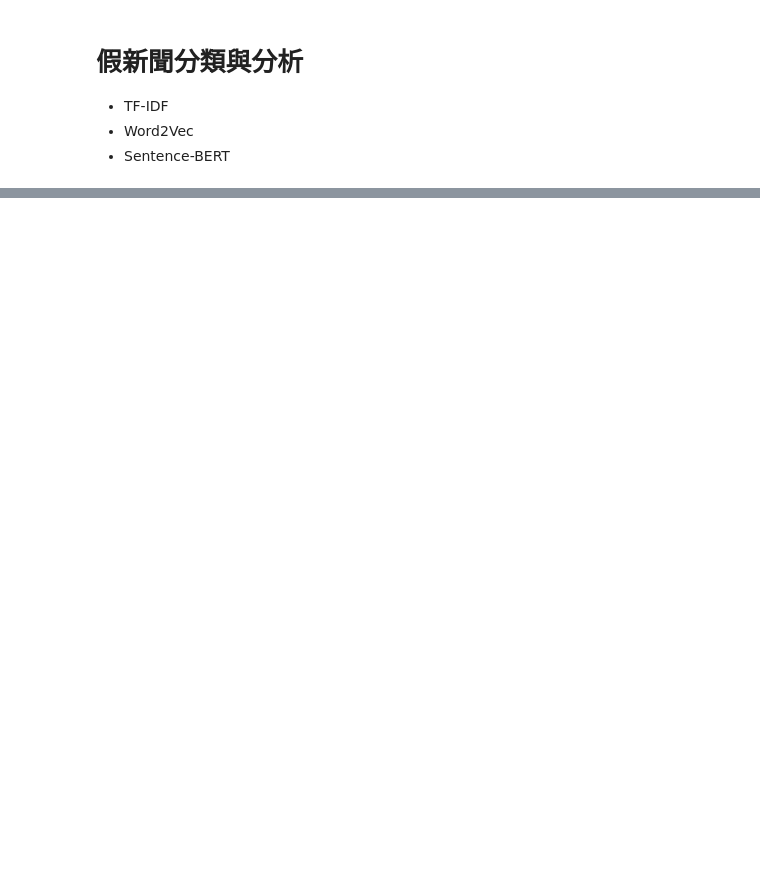
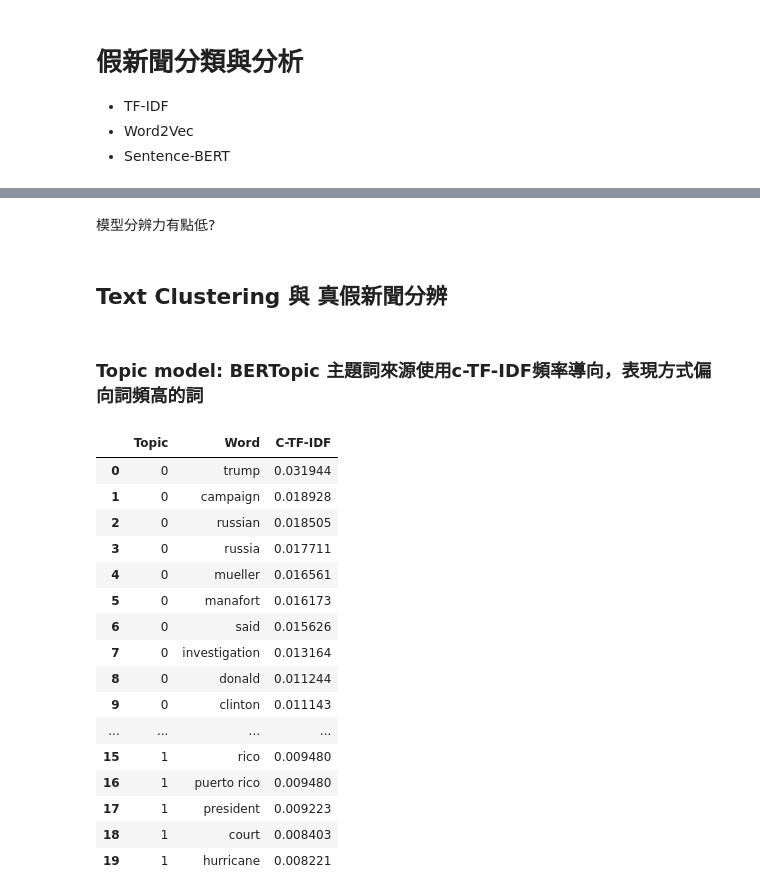
Before and after one commit to RyonnKuo/hotel-ranking-predict-with-reviews, a Jupyter notebook: fake_news_embedding_classification.ipynb, the cells around one changed output, grey strips where cells are left out. Drawn from its saved outputs; the diff is of its cells as text; code cells hidden in the pictures; blank space fills up the shorter version.

```diff
--- a/fake_news_embedding_classification.ipynb
+++ b/fake_news_embedding_classification.ipynb
@@ -212,0 +215,6 @@ ner_results
+# %% [markdown]
+模型分辨力有點低?
+# %% [markdown]
+## Text Clustering 與 真假新聞分辨
+# %% [markdown]
+### Topic model: BERTopic 主題詞來源使用c-TF-IDF頻率導向，表現方式偏向詞頻高的詞
@@ -212,0 +238,41 @@ ner_results
+# %%
+# 建立一個儲存所有主題關鍵詞與 TF-IDF 分數的清單
+all_topics = []
+
+# 把主題總數拿出來（排除 -1 是未分類主題）
+valid_topics = [topic for topic in topic_model.get_topic_info().Topic if topic != -1]
+
+# 對每個主題取得詞與 c-TF-IDF 分數
+for topic_id in valid_topics:
+    topic_words = topic_model.get_topic(topic_id)
+    for word, score in topic_words:
+        all_topics.append({
+            "Topic": topic_id,
+            "Word": word,
+            "C-TF-IDF": score
+        })
+
+# 轉換成 DataFrame 並排序
+tfidf_df = pd.DataFrame(all_topics)
+tfidf_df = tfidf_df.sort_values(by=["Topic", "C-TF-IDF"], ascending=[True, False])
+
+# 顯示前幾列
+tfidf_df.head(20)
+# %% [output]
+|  | Topic | Word | C-TF-IDF |
+| 0 | 0 | trump | 0.031944 |
+| 1 | 0 | campaign | 0.018928 |
+| 2 | 0 | russian | 0.018505 |
+| 3 | 0 | russia | 0.017711 |
+| 4 | 0 | mueller | 0.016561 |
+| 5 | 0 | manafort | 0.016173 |
+| 6 | 0 | said | 0.015626 |
+| 7 | 0 | investigation | 0.013164 |
+| 8 | 0 | donald | 0.011244 |
+| 9 | 0 | clinton | 0.011143 |
+| ... | ... | ... | ... |
+| 15 | 1 | rico | 0.009480 |
+| 16 | 1 | puerto rico | 0.009480 |
+| 17 | 1 | president | 0.009223 |
+| 18 | 1 | court | 0.008403 |
+| 19 | 1 | hurricane | 0.008221 |
```
Also changed, not shown: parts of 23 cells of this notebook.
